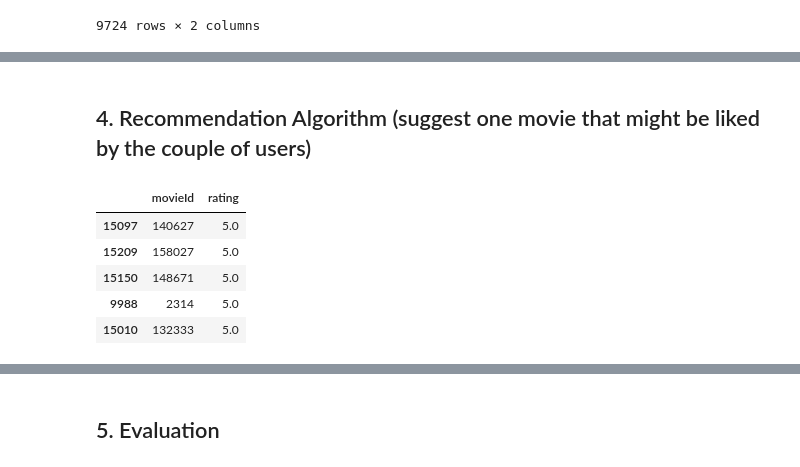
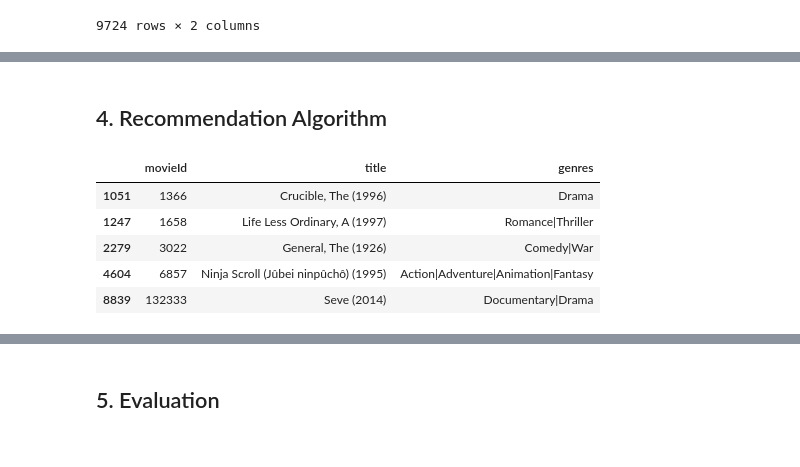
Before and after one commit to Nedartemis/recommender_system_project, a Jupyter notebook: notebook.ipynb, the cells around one changed output, grey strips where cells are left out. Saved outputs shown, nothing was run; the diff lists cells and outputs as text; code cells hidden in the pictures.

```diff
--- a/notebook.ipynb
+++ b/notebook.ipynb
@@ -172,8 +172,10 @@ clusters.groupby(by="cluster").count().rename(columns={"userId": "count"}).T
 # %%
-def get_clusters_ratings(clusters, ratings):
+def compute_clusters_ratings(clusters : pd.DataFrame, ratings : pd.DataFrame) -> pd.DataFrame:
+    """Compute ratings of each clusters by computing the mean of the user's ratings for each clusters"""
+
     return pd.merge(left=clusters, right=ratings, on="userId", validate="1:m").groupby(by=["cluster", "movieId"]).agg({"rating": "mean"}).reset_index()
 
-clusters_ratings = get_clusters_ratings(clusters, ratings)
+clusters_ratings = compute_clusters_ratings(clusters, ratings)
 clusters_ratings
 # %% [output]
 |  | cluster | movieId | rating |
@@ -192,7 +194,13 @@ clusters_ratings
 # %%
-def get_cluster_group_of_user(
+def compute_cluster_group_of_user(
     ratings: pd.DataFrame, kmeans: sklearn.cluster.KMeans, users_id: List[int], verbose : bool =False
-):
+) -> int:
+    """Compute the cluster of a group of user with the kmeans model and their ratings.
+    The group of user is represented as one user by merging their ratings.
+
+    Returns:
+        int: The user's cluster
+    """
 
     # merge their ratings
     users_ratings = ratings[ratings["userId"].isin(users_id)].copy()
@@ -210,7 +218,8 @@ def get_cluster_group_of_user(
 
     return cluster
 
-def default_rating_prediction(ratings : pd.DataFrame, movie_id : int) -> float:
+def get_default_rating_prediction(ratings : pd.DataFrame, movie_id : int) -> float:
+    """Get the average rating of a movie"""
     return ratings[ratings["movieId"] == movie_id].mean()
 
 def predict_rating(
@@ -221,10 +230,15 @@ def predict_rating(
     users_id: List[int],
     verbose: bool = False,
 ) -> float:
+    """Predict the rating of a movie by a couple of users (at least one user and more if wanted).
+
+    Returns:
+        float: The rating of the movie
+    """
 
     log = print if verbose else lambda _: None
 
-    cluster = get_cluster_group_of_user(ratings, kmeans, users_id)
+    cluster = compute_cluster_group_of_user(ratings, kmeans, users_id)
     log(f"Cluster's users is : {cluster}")
 
     # get the cluster ratings
@@ -239,10 +253,9 @@ def predict_rating(
         log("The movie has not been rated by the cluster")
         log(cluster_ratings["movieId"].sort_values().unique())
         log(cluster_ratings[cluster_ratings["movieId"] == movie_id])
-        rate = default_rating_prediction(ratings, movie_id)
+        rate = get_default_rating_prediction(ratings, movie_id)
 
     return rate
 
-
 predict_rating(ratings, kmeans, clusters_ratings, 5, [1, 2], verbose=True)
 # %% [output]
@@ -297,23 +325,31 @@ predict_all_ratings(ratings, kmeans, clusters_ratings, [1, 2], default_predictio
 | 9722 | 193587 | 3.500000 |
 | 9723 | 193609 | 4.000000 |
 9724 rows × 2 columns
-# %% [markdown]
-## 4. Recommendation Algorithm (suggest one movie that might be liked by the couple of users)
+# %% [markdown]
+## 4. Recommendation Algorithm
 # %%
-def suggest_movies(ratings : pd.DataFrame, kmeans, users_id : List[int], n : int) -> List[int]:
+def suggest_movies(ratings : pd.DataFrame, kmeans, users_id : List[int], n : int) -> pd.DataFrame:
+    """Suggest one movie that might be liked by the couple of users
 
-    cluster = get_cluster_group_of_user(ratings, kmeans, users_id)
+    Returns:
+        pd.DataFrame: The list of suggested movies
+    """
+
+    cluster = compute_cluster_group_of_user(ratings, kmeans, users_id)
 
     # get the cluster ratings
     cluster_ratings = clusters_ratings[clusters_ratings["cluster"] == cluster]
 
-    return cluster_ratings.sort_values(by="rating", ascending=False).iloc[:n,:][["movieId", "rating"]]
+    suggestions = cluster_ratings.sort_values(by="rating", ascending=False).iloc[:n,:][["movieId", "rating"]]
+    suggestions = movies[movies["movieId"].isin(suggestions["movieId"])]
+
+    return suggestions
 
 suggest_movies(ratings, kmeans, [1, 2], 5)
 # %% [output]
-|  | movieId | rating |
-| 15097 | 140627 | 5.0 |
-| 15209 | 158027 | 5.0 |
-| 15150 | 148671 | 5.0 |
-| 9988 | 2314 | 5.0 |
-| 15010 | 132333 | 5.0 |
+|  | movieId | title | genres |
+| 1051 | 1366 | Crucible, The (1996) | Drama |
+| 1247 | 1658 | Life Less Ordinary, A (1997) | Romance|Thriller |
+| 2279 | 3022 | General, The (1926) | Comedy|War |
+| 4604 | 6857 | Ninja Scroll (Jûbei ninpûchô) (1995) | Action|Adventure|Animation|Fantasy |
+| 8839 | 132333 | Seve (2014) | Documentary|Drama |
```
Also changed, not shown: parts of 23 cells of this notebook.
